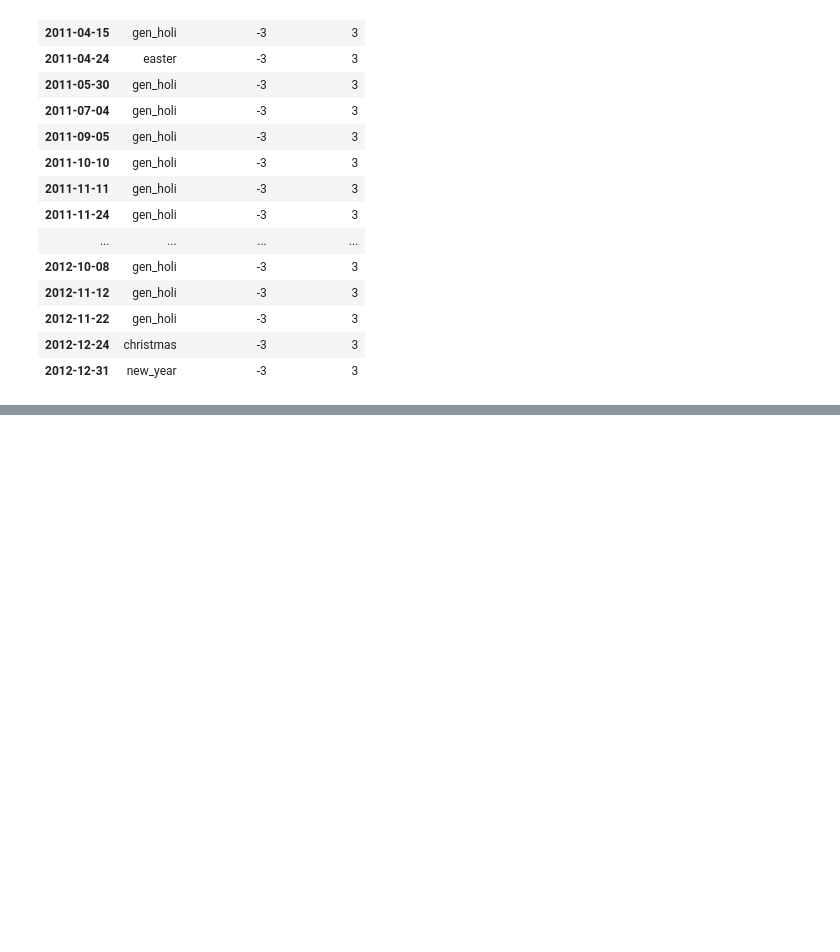
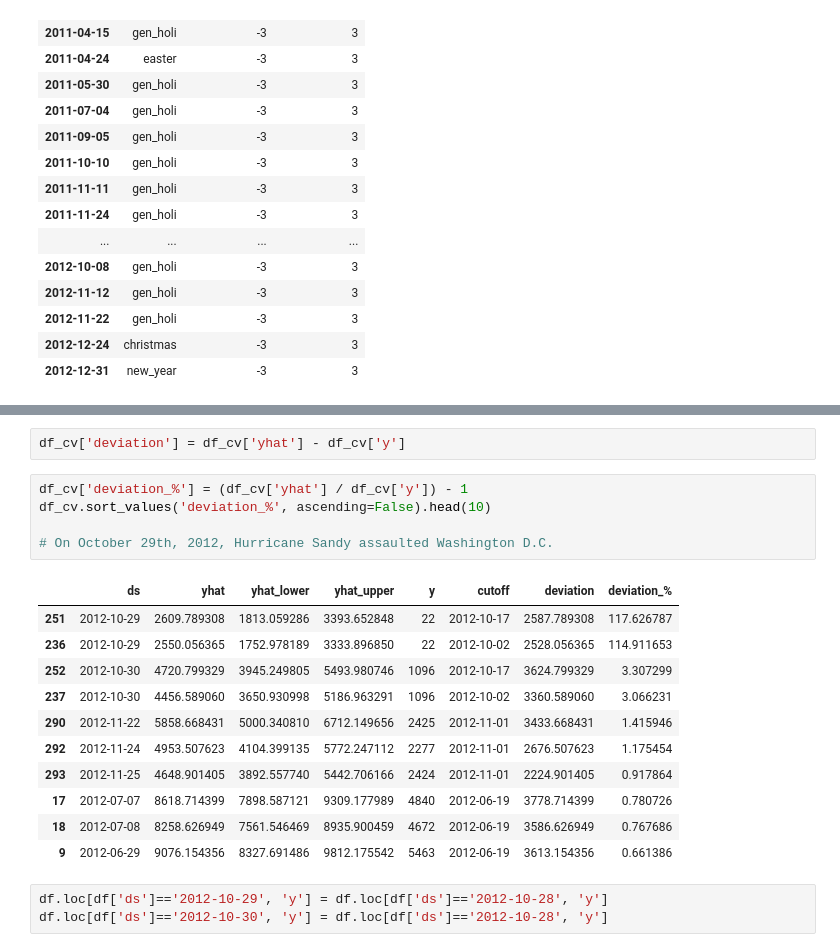
Before and after one commit to salgadosp/time_series, a Jupyter notebook: prophet.ipynb, the cells around one changed output, grey strips where cells are left out. Cells and saved outputs as stored; diff of their text form; blank space fills up the shorter version.

```diff
--- a/prophet.ipynb
+++ b/prophet.ipynb
@@ -171,0 +256,22 @@ holidays.sort_index()#.asfreq('D')
+# %%
+df_cv['deviation'] = df_cv['yhat'] - df_cv['y']
+# %%
+df_cv['deviation_%'] = (df_cv['yhat'] / df_cv['y']) - 1
+df_cv.sort_values('deviation_%', ascending=False).head(10)
+
+# On October 29th, 2012, Hurricane Sandy assaulted Washington D.C.
+# %% [output]
+|  | ds | yhat | yhat_lower | yhat_upper | y | cutoff | deviation | deviation_% |
+| 251 | 2012-10-29 | 2609.789308 | 1813.059286 | 3393.652848 | 22 | 2012-10-17 | 2587.789308 | 117.626787 |
+| 236 | 2012-10-29 | 2550.056365 | 1752.978189 | 3333.896850 | 22 | 2012-10-02 | 2528.056365 | 114.911653 |
+| 252 | 2012-10-30 | 4720.799329 | 3945.249805 | 5493.980746 | 1096 | 2012-10-17 | 3624.799329 | 3.307299 |
+| 237 | 2012-10-30 | 4456.589060 | 3650.930998 | 5186.963291 | 1096 | 2012-10-02 | 3360.589060 | 3.066231 |
+| 290 | 2012-11-22 | 5858.668431 | 5000.340810 | 6712.149656 | 2425 | 2012-11-01 | 3433.668431 | 1.415946 |
+| 292 | 2012-11-24 | 4953.507623 | 4104.399135 | 5772.247112 | 2277 | 2012-11-01 | 2676.507623 | 1.175454 |
+| 293 | 2012-11-25 | 4648.901405 | 3892.557740 | 5442.706166 | 2424 | 2012-11-01 | 2224.901405 | 0.917864 |
+| 17 | 2012-07-07 | 8618.714399 | 7898.587121 | 9309.177989 | 4840 | 2012-06-19 | 3778.714399 | 0.780726 |
+| 18 | 2012-07-08 | 8258.626949 | 7561.546469 | 8935.900459 | 4672 | 2012-06-19 | 3586.626949 | 0.767686 |
+| 9 | 2012-06-29 | 9076.154356 | 8327.691486 | 9812.175542 | 5463 | 2012-06-19 | 3613.154356 | 0.661386 |
+# %%
+df.loc[df['ds']=='2012-10-29', 'y'] = df.loc[df['ds']=='2012-10-28', 'y']
+df.loc[df['ds']=='2012-10-30', 'y'] = df.loc[df['ds']=='2012-10-28', 'y']
```
Also changed, not shown: parts of 24 cells of this notebook, 1 other file.
